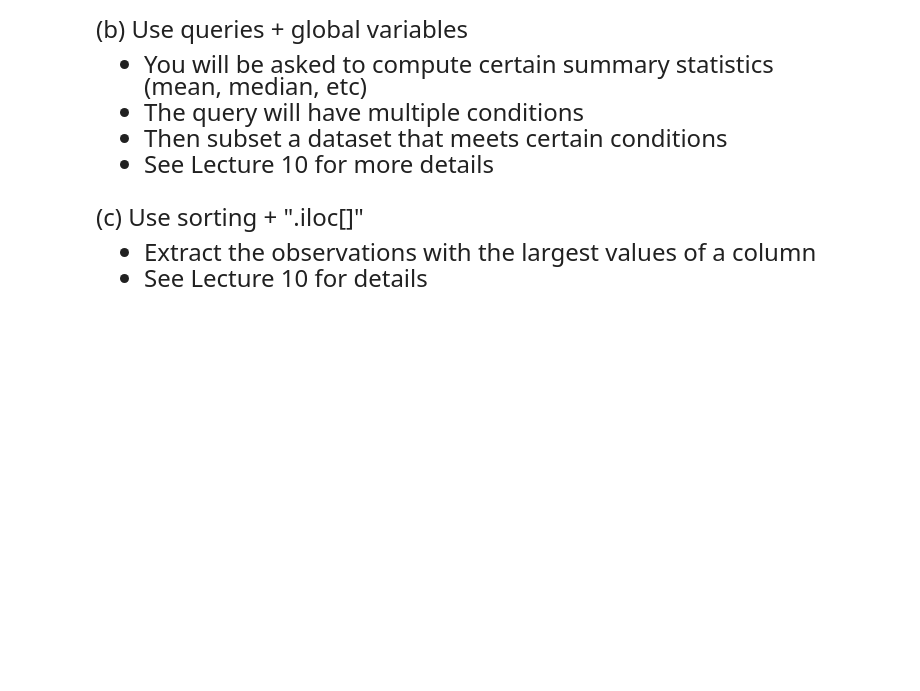
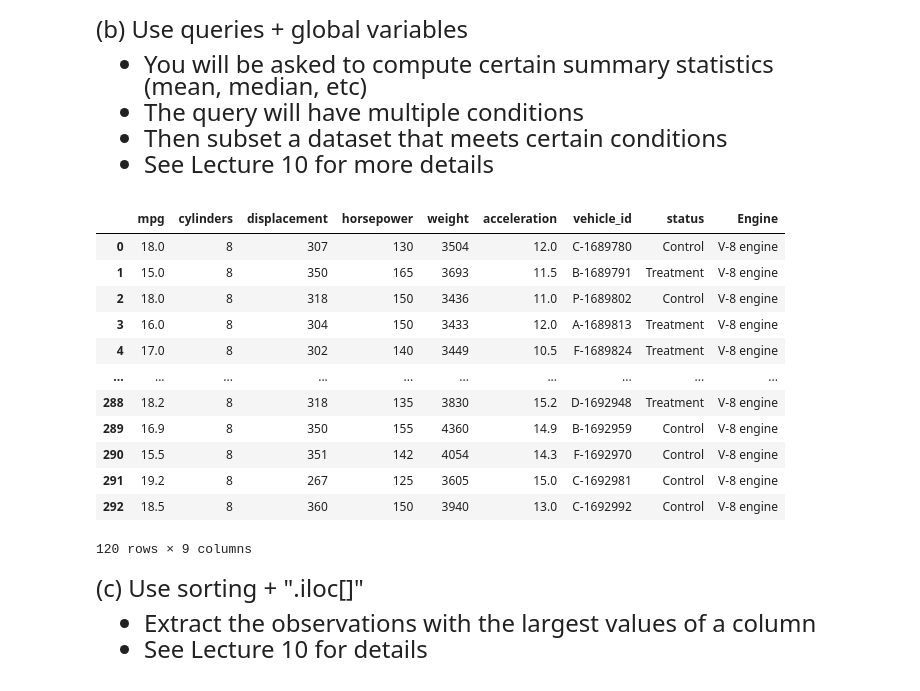
Before and after one commit to JE-lecture-notes/qtm151f_fall_2023, a Jupyter notebook: lecture_11/lecture_11.LJP.ipynb, the cells around one changed output. Drawn from its saved outputs; the diff is of its cells as text; code cells hidden in the pictures; blank space fills up the shorter version.

```diff
--- a/lecture_11/lecture_11.LJP.ipynb
+++ b/lecture_11/lecture_11.LJP.ipynb
@@ -161,6 +170,26 @@ Questions
 - The query will have multiple conditions
 - Then subset a dataset that meets certain conditions
 - See Lecture 10 for more details
+# %%
+x_bar_mpg = carfeatures['mpg'].mean()
+med_mpg = carfeatures['mpg'].median()
+
+subset = carfeatures.query('(mpg<=@x_bar_mpg) & (mpg<@med_mpg) & ( cylinders==4 | cylinders==8)')
+subset
+# %% [output]
+|  | mpg | cylinders | displacement | horsepower | weight | acceleration | vehicle_id | status | Engine |
+| 0 | 18.0 | 8 | 307 | 130 | 3504 | 12.0 | C-1689780 | Control | V-8 engine |
+| 1 | 15.0 | 8 | 350 | 165 | 3693 | 11.5 | B-1689791 | Treatment | V-8 engine |
+| 2 | 18.0 | 8 | 318 | 150 | 3436 | 11.0 | P-1689802 | Control | V-8 engine |
+| 3 | 16.0 | 8 | 304 | 150 | 3433 | 12.0 | A-1689813 | Treatment | V-8 engine |
+| 4 | 17.0 | 8 | 302 | 140 | 3449 | 10.5 | F-1689824 | Treatment | V-8 engine |
+| ... | ... | ... | ... | ... | ... | ... | ... | ... | ... |
+| 288 | 18.2 | 8 | 318 | 135 | 3830 | 15.2 | D-1692948 | Treatment | V-8 engine |
+| 289 | 16.9 | 8 | 350 | 155 | 4360 | 14.9 | B-1692959 | Control | V-8 engine |
+| 290 | 15.5 | 8 | 351 | 142 | 4054 | 14.3 | F-1692970 | Control | V-8 engine |
+| 291 | 19.2 | 8 | 267 | 125 | 3605 | 15.0 | C-1692981 | Control | V-8 engine |
+| 292 | 18.5 | 8 | 360 | 150 | 3940 | 13.0 | C-1692992 | Control | V-8 engine |
+120 rows × 9 columns
 # %% [markdown]
 <font size = "5">
 
```
Also changed, not shown: parts of 8 cells of this notebook, 2 other files.
